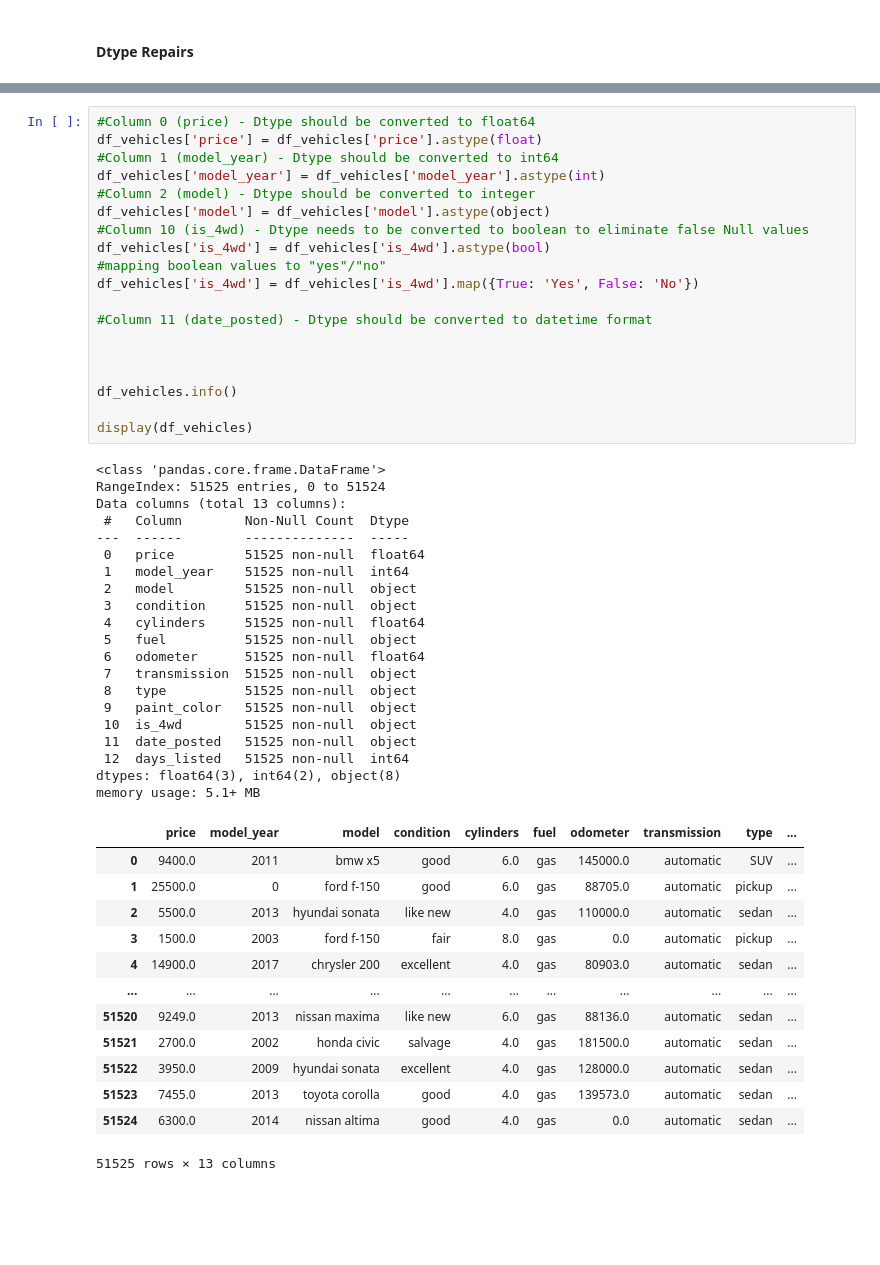
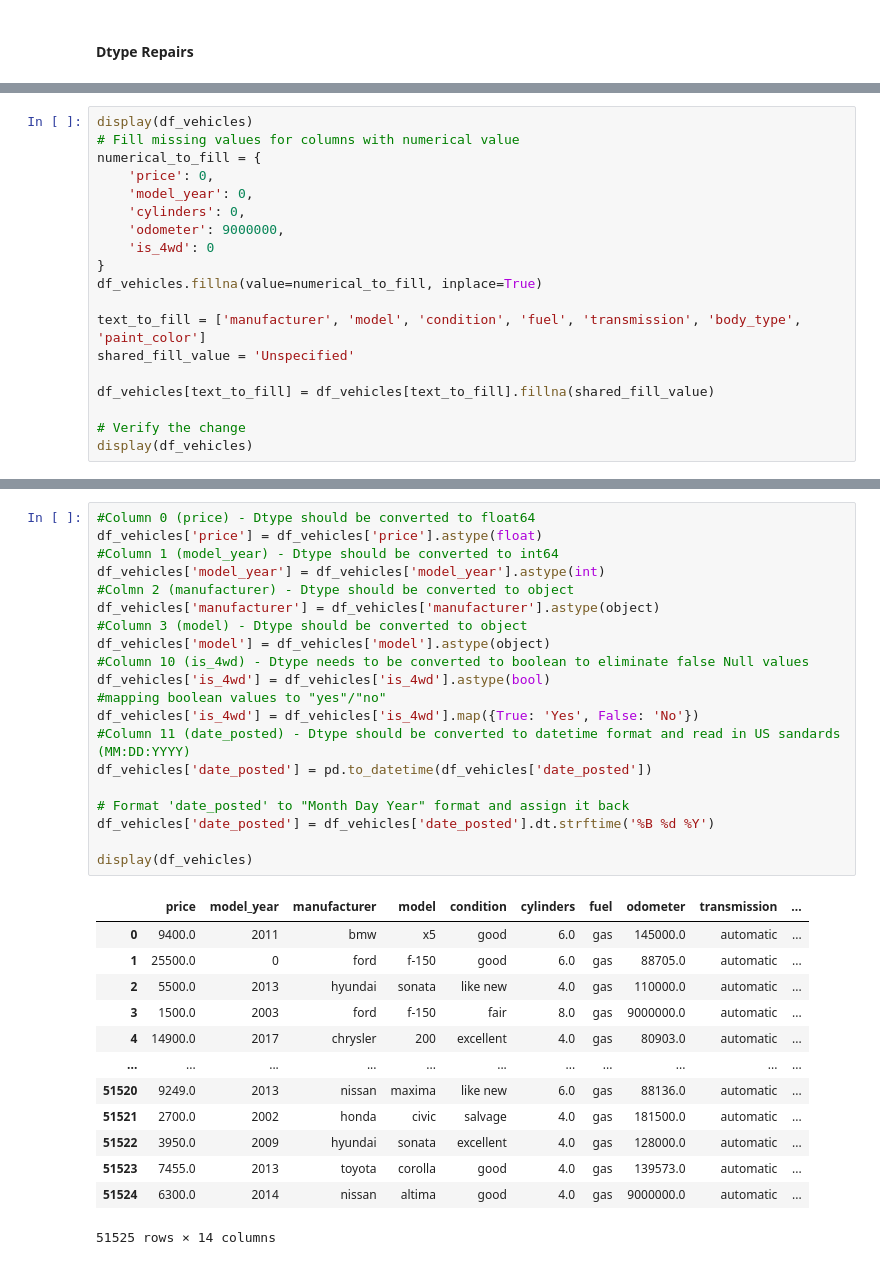
Before and after one commit to gheeter745/Dashboard-Car-Sales, a Jupyter notebook: notebook.ipynb, the cells around one changed output, grey strips where cells are left out. Cells and saved outputs as stored; diff of their text form; blank space fills up the shorter version.

```diff
--- a/notebook.ipynb
+++ b/notebook.ipynb
@@ -143,0 +196,19 @@ display(df_vehicles.head())
+# %%
+display(df_vehicles)
+# Fill missing values for columns with numerical value
+numerical_to_fill = {
+    'price': 0,
+    'model_year': 0,
+    'cylinders': 0,
+    'odometer': 9000000,
+    'is_4wd': 0
+}
+df_vehicles.fillna(value=numerical_to_fill, inplace=True)
+
+text_to_fill = ['manufacturer', 'model', 'condition', 'fuel', 'transmission', 'body_type', 'paint_color']
+shared_fill_value = 'Unspecified'
+
+df_vehicles[text_to_fill] = df_vehicles[text_to_fill].fillna(shared_fill_value)
+
+# Verify the change
+display(df_vehicles)
@@ -144,53 +242,34 @@ display(df_vehicles.head())
 # %%
 #Column 0 (price) - Dtype should be converted to float64
 df_vehicles['price'] = df_vehicles['price'].astype(float)
 #Column 1 (model_year) - Dtype should be converted to int64
 df_vehicles['model_year'] = df_vehicles['model_year'].astype(int)
-#Column 2 (model) - Dtype should be converted to integer
+#Colmn 2 (manufacturer) - Dtype should be converted to object
+df_vehicles['manufacturer'] = df_vehicles['manufacturer'].astype(object)
+#Column 3 (model) - Dtype should be converted to object
 df_vehicles['model'] = df_vehicles['model'].astype(object)
 #Column 10 (is_4wd) - Dtype needs to be converted to boolean to eliminate false Null values
 df_vehicles['is_4wd'] = df_vehicles['is_4wd'].astype(bool)
 #mapping boolean values to "yes"/"no"
 df_vehicles['is_4wd'] = df_vehicles['is_4wd'].map({True: 'Yes', False: 'No'})
+#Column 11 (date_posted) - Dtype should be converted to datetime format and read in US sandards (MM:DD:YYYY)
+df_vehicles['date_posted'] = pd.to_datetime(df_vehicles['date_posted'])
 
-#Column 11 (date_posted) - Dtype should be converted to datetime format
-
-
-
-df_vehicles.info()
+# Format 'date_posted' to "Month Day Year" format and assign it back
+df_vehicles['date_posted'] = df_vehicles['date_posted'].dt.strftime('%B %d %Y')
 
 display(df_vehicles)
 # %% [output]
+|  | price | model_year | manufacturer | model | condition | cylinders | fuel | odometer | transmission | ... |
+| 0 | 9400.0 | 2011 | bmw | x5 | good | 6.0 | gas | 145000.0 | automatic | ... |
+| 1 | 25500.0 | 0 | ford | f-150 | good | 6.0 | gas | 88705.0 | automatic | ... |
+| 2 | 5500.0 | 2013 | hyundai | sonata | like new | 4.0 | gas | 110000.0 | automatic | ... |
+| 3 | 1500.0 | 2003 | ford | f-150 | fair | 8.0 | gas | 9000000.0 | automatic | ... |
+| 4 | 14900.0 | 2017 | chrysler | 200 | excellent | 4.0 | gas | 80903.0 | automatic | ... |
+| ... | ... | ... | ... | ... | ... | ... | ... | ... | ... | ... |
+| 51520 | 9249.0 | 2013 | nissan | maxima | like new | 6.0 | gas | 88136.0 | automatic | ... |
+| 51521 | 2700.0 | 2002 | honda | civic | salvage | 4.0 | gas | 181500.0 | automatic | ... |
+| 51522 | 3950.0 | 2009 | hyundai | sonata | excellent | 4.0 | gas | 128000.0 | automatic | ... |
+| 51523 | 7455.0 | 2013 | toyota | corolla | good | 4.0 | gas | 139573.0 | automatic | ... |
+| 51524 | 6300.0 | 2014 | nissan | altima | good | 4.0 | gas | 9000000.0 | automatic | ... |
-<class 'pandas.core.frame.DataFrame'>
-RangeIndex: 51525 entries, 0 to 51524
-Data columns (total 13 columns):
- #   Column        Non-Null Count  Dtype
----  ------        --------------  -----
- 0   price         51525 non-null  float64
- 1   model_year    51525 non-null  int64
- 2   model         51525 non-null  object
- 3   condition     51525 non-null  object
- 4   cylinders     51525 non-null  float64
- 5   fuel          51525 non-null  object
- 6   odometer      51525 non-null  float64
- 7   transmission  51525 non-null  object
- 8   type          51525 non-null  object
- 9   paint_color   51525 non-null  object
- 10  is_4wd        51525 non-null  object
- 11  date_posted   51525 non-null  object
- 12  days_listed   51525 non-null  int64
-dtypes: float64(3), int64(2), object(8)
-memory usage: 5.1+ MB
+51525 rows × 14 columns
-|  | price | model_year | model | condition | cylinders | fuel | odometer | transmission | type | ... |
-| 0 | 9400.0 | 2011 | bmw x5 | good | 6.0 | gas | 145000.0 | automatic | SUV | ... |
-| 1 | 25500.0 | 0 | ford f-150 | good | 6.0 | gas | 88705.0 | automatic | pickup | ... |
-| 2 | 5500.0 | 2013 | hyundai sonata | like new | 4.0 | gas | 110000.0 | automatic | sedan | ... |
-| 3 | 1500.0 | 2003 | ford f-150 | fair | 8.0 | gas | 0.0 | automatic | pickup | ... |
-| 4 | 14900.0 | 2017 | chrysler 200 | excellent | 4.0 | gas | 80903.0 | automatic | sedan | ... |
-| ... | ... | ... | ... | ... | ... | ... | ... | ... | ... | ... |
-| 51520 | 9249.0 | 2013 | nissan maxima | like new | 6.0 | gas | 88136.0 | automatic | sedan | ... |
-| 51521 | 2700.0 | 2002 | honda civic | salvage | 4.0 | gas | 181500.0 | automatic | sedan | ... |
-| 51522 | 3950.0 | 2009 | hyundai sonata | excellent | 4.0 | gas | 128000.0 | automatic | sedan | ... |
-| 51523 | 7455.0 | 2013 | toyota corolla | good | 4.0 | gas | 139573.0 | automatic | sedan | ... |
-| 51524 | 6300.0 | 2014 | nissan altima | good | 4.0 | gas | 0.0 | automatic | sedan | ... |
-51525 rows × 13 columns
```
Also changed, not shown: parts of 51 cells of this notebook.
